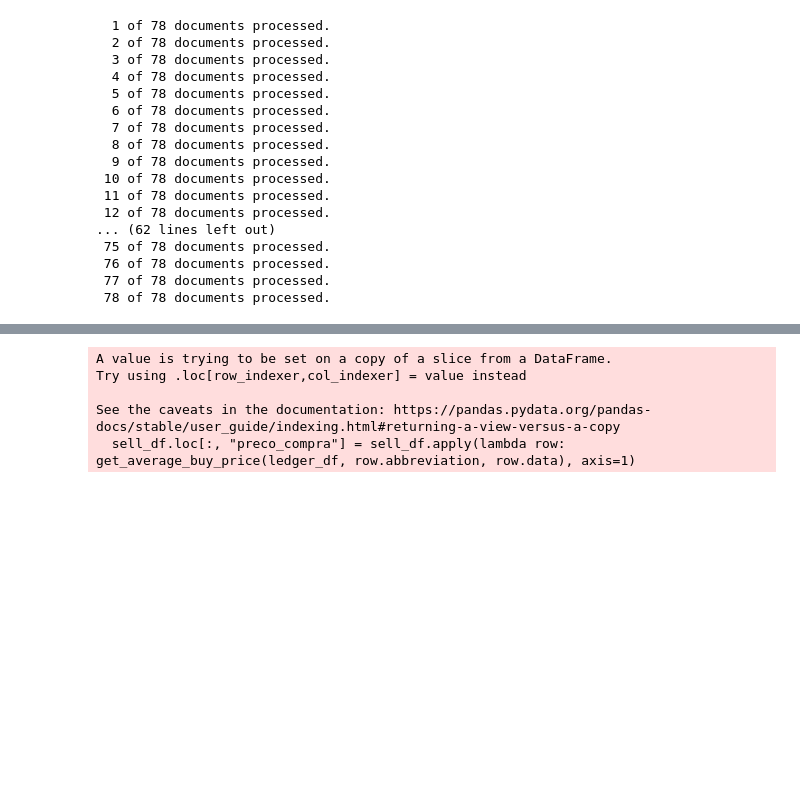
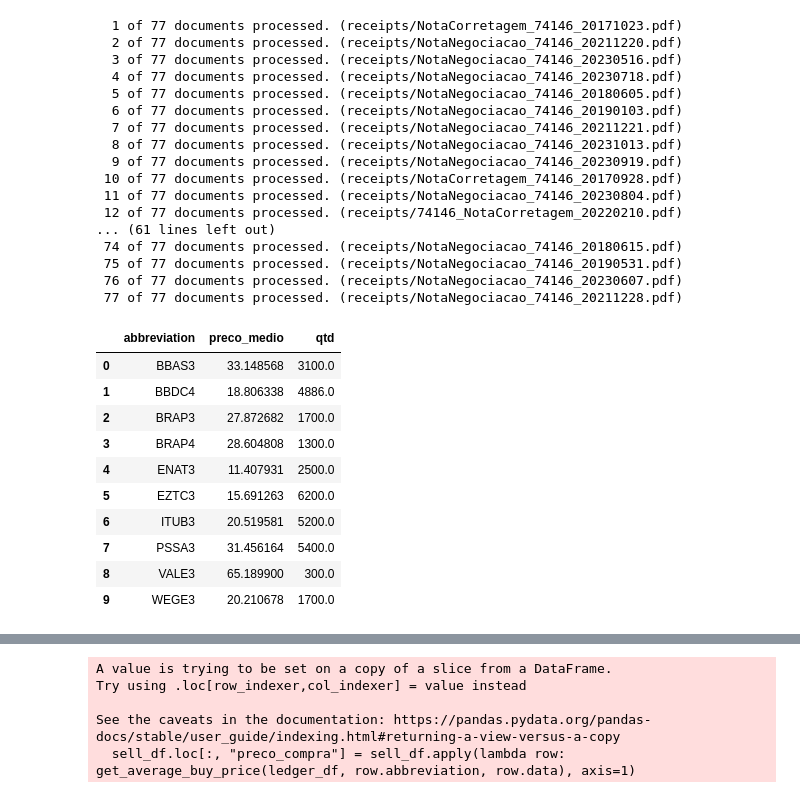
Before and after one commit to dokawa/lion-weapon, a Jupyter notebook: notebook.ipynb, the cells around one changed output, grey strips where cells are left out. Cells and saved outputs as stored; diff of their text form; code cells hidden in the pictures; blank space fills up the shorter version.

```diff
--- a/notebook.ipynb
+++ b/notebook.ipynb
@@ -6,26 +29,38 @@ from datetime import datetime
 # %%
 import importlib
 import lion_weapon
 importlib.reload(lion_weapon)
 
 filepath_list = get_filepaths_list("receipts")
 lp = LionWeapon()
-df = lp.calculate(filepath_list, datetime(2023, 12, 31))
+raw_df, df = lp.calculate(filepath_list, datetime(2022, 12, 31))
+df
 # %% [output]
-  1 of 78 documents processed.
-  2 of 78 documents processed.
-  3 of 78 documents processed.
-  4 of 78 documents processed.
-  5 of 78 documents processed.
-  6 of 78 documents processed.
-  7 of 78 documents processed.
-  8 of 78 documents processed.
-  9 of 78 documents processed.
- 10 of 78 documents processed.
- 11 of 78 documents processed.
- 12 of 78 documents processed.
-... (62 lines left out)
- 75 of 78 documents processed.
- 76 of 78 documents processed.
- 77 of 78 documents processed.
- 78 of 78 documents processed.
+  1 of 77 documents processed. (receipts/NotaCorretagem_74146_20171023.pdf)
+  2 of 77 documents processed. (receipts/NotaNegociacao_74146_20211220.pdf)
+  3 of 77 documents processed. (receipts/NotaNegociacao_74146_20230516.pdf)
+  4 of 77 documents processed. (receipts/NotaNegociacao_74146_20230718.pdf)
+  5 of 77 documents processed. (receipts/NotaNegociacao_74146_20180605.pdf)
+  6 of 77 documents processed. (receipts/NotaNegociacao_74146_20190103.pdf)
+  7 of 77 documents processed. (receipts/NotaNegociacao_74146_20211221.pdf)
+  8 of 77 documents processed. (receipts/NotaNegociacao_74146_20231013.pdf)
+  9 of 77 documents processed. (receipts/NotaNegociacao_74146_20230919.pdf)
+ 10 of 77 documents processed. (receipts/NotaCorretagem_74146_20170928.pdf)
+ 11 of 77 documents processed. (receipts/NotaNegociacao_74146_20230804.pdf)
+ 12 of 77 documents processed. (receipts/74146_NotaCorretagem_20220210.pdf)
+... (61 lines left out)
+ 74 of 77 documents processed. (receipts/NotaNegociacao_74146_20180615.pdf)
+ 75 of 77 documents processed. (receipts/NotaNegociacao_74146_20190531.pdf)
+ 76 of 77 documents processed. (receipts/NotaNegociacao_74146_20230607.pdf)
+ 77 of 77 documents processed. (receipts/NotaNegociacao_74146_20211228.pdf)
+|  | abbreviation | preco_medio | qtd |
+| 0 | BBAS3 | 33.148568 | 3100.0 |
+| 1 | BBDC4 | 18.806338 | 4886.0 |
+| 2 | BRAP3 | 27.872682 | 1700.0 |
+| 3 | BRAP4 | 28.604808 | 1300.0 |
+| 4 | ENAT3 | 11.407931 | 2500.0 |
+| 5 | EZTC3 | 15.691263 | 6200.0 |
+| 6 | ITUB3 | 20.519581 | 5200.0 |
+| 7 | PSSA3 | 31.456164 | 5400.0 |
+| 8 | VALE3 | 65.189900 | 300.0 |
+| 9 | WEGE3 | 20.210678 | 1700.0 |
```
Also changed, not shown: parts of 2 cells of this notebook, 9 other files.
